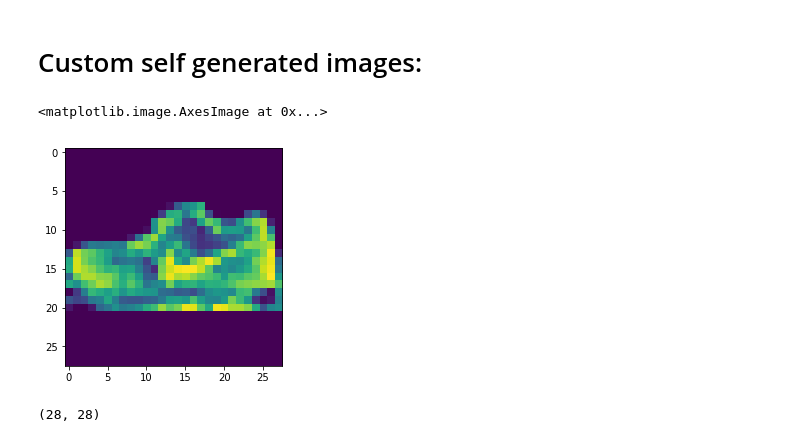
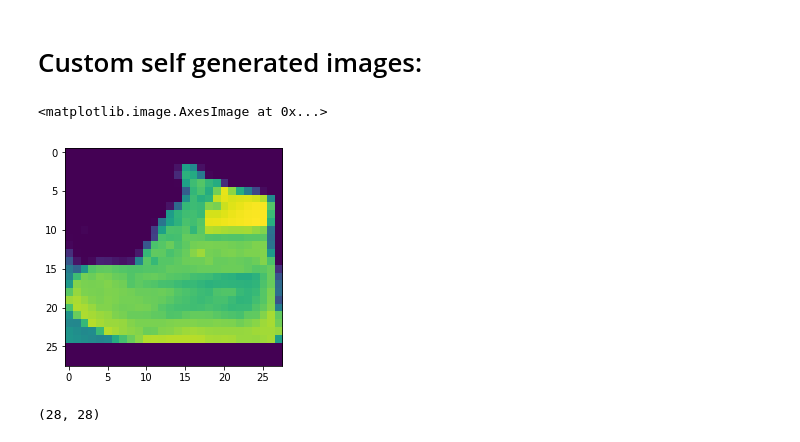
Before and after one commit to nameisxi/ML-Junkyard, a Jupyter notebook: Kaggle/Clothing-Classifier/clothing-classifier-Copy1.ipynb, the cells around one changed output. Drawn from its saved outputs; the diff is of its cells as text; code cells hidden in the pictures.

```diff
--- a/Kaggle/Clothing-Classifier/clothing-classifier.ipynb
+++ b/Kaggle/Clothing-Classifier/clothing-classifier-Copy1.ipynb
@@ -166,12 +167,12 @@ classes[9]
 # %% [markdown]
 # Custom self generated images:
 # %%
-image = Image.open('result-1.png')
+image = Image.open('result-2-2.png')
 img_data = np.asarray(image)
 plt.imshow(img_data)
 # %% [output]
 <matplotlib.image.AxesImage at 0x...>
-[figure, old version]
+[figure, new version]
 # %%
 img_data.shape
 # %% [output]
```
Also changed, not shown: parts of 11 cells of this notebook, 3 other files.
